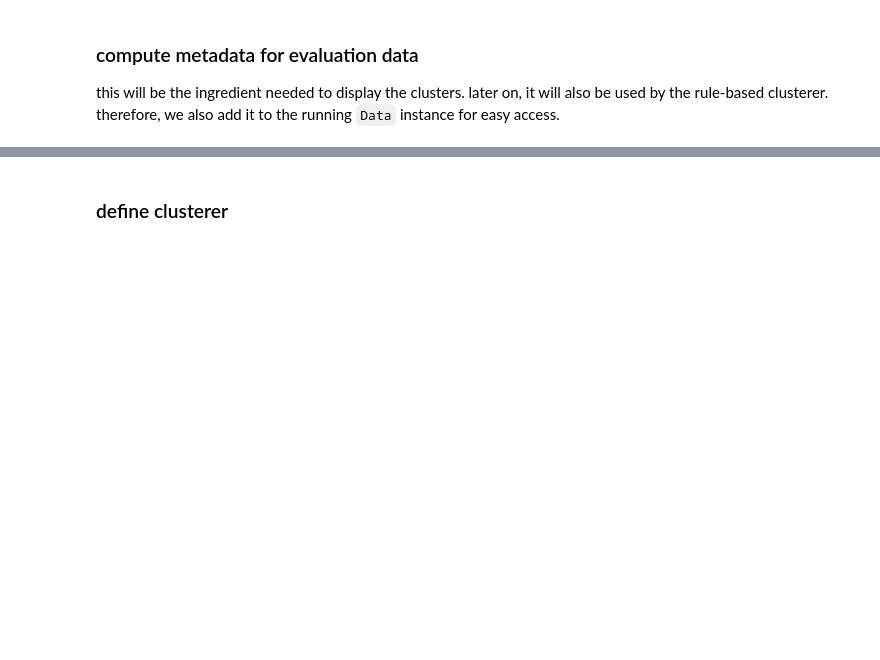
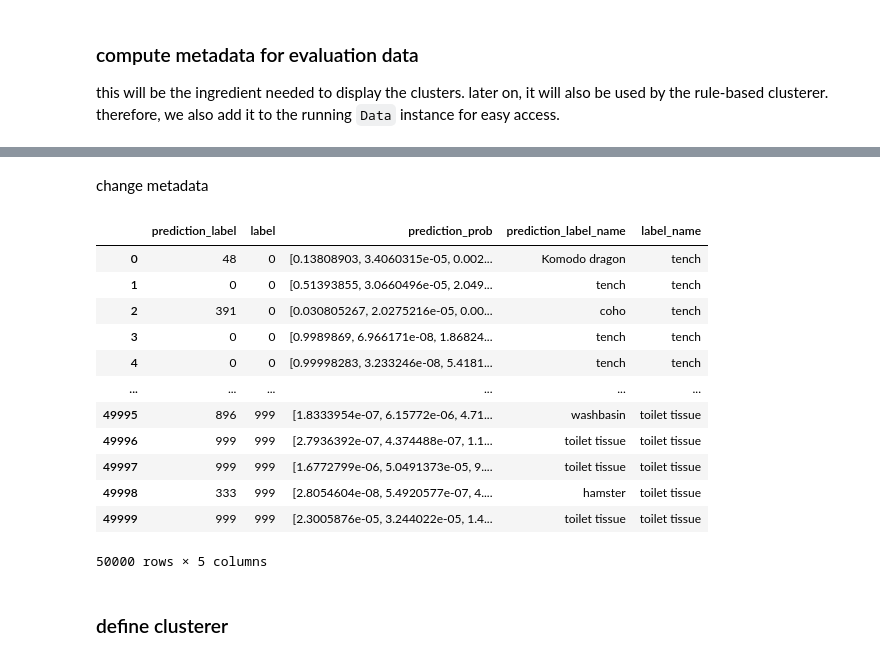
Before and after one commit to guidelabs/infembed, a Jupyter notebook: infembed/examples/imagenet/imagenet_load_embeddings.ipynb, the cells around one changed output, grey strips where cells are left out. Drawn from its saved outputs; the diff is of its cells as text; code cells hidden in the pictures; blank space fills up the shorter version.

```diff
--- a/infembed/examples/imagenet/imagenet_load_embeddings.ipynb
+++ b/infembed/examples/imagenet/imagenet_load_embeddings.ipynb
@@ -153,5 +154,5 @@ def _get_predictions_and_labels(_model, dataloader):
     df.index = list(range(len(df)))
     return df
 
-if False:
+if True:
     metadata = _get_predictions_and_labels(model, eval_dataloader)
@@ -157,0 +161,14 @@ if False:
+# %%
+import json
+import pandas as pd
+
+class_index_to_name = pd.read_csv(
+    open("/home/ubuntu/Documents/infembed/data/files/imagenet/imagenet_classes.txt", "r"),
+#     sep=" ",
+    index_col=None,
+    header=None,
+
+)
+class_index_to_name.columns = ['name']
+class_index_to_name.index = list(range(len(class_index_to_name)))
+class_index_to_name
@@ -158,2 +189,25 @@ if False:
+# %% [markdown]
+change metadata
+# %%
+def rename(index):
+    return class_index_to_name.loc[index]['name']
+
+metadata['prediction_label_name'] = metadata['prediction_label'].apply(rename)
+metadata['label_name'] = metadata['label'].apply(rename)
+metadata
+# %% [output]
+|  | prediction_label | label | prediction_prob | prediction_label_name | label_name |
+| 0 | 48 | 0 | [0.13808903, 3.4060315e-05, 0.002... | Komodo dragon | tench |
+| 1 | 0 | 0 | [0.51393855, 3.0660496e-05, 2.049... | tench | tench |
+| 2 | 391 | 0 | [0.030805267, 2.0275216e-05, 0.00... | coho | tench |
+| 3 | 0 | 0 | [0.9989869, 6.966171e-08, 1.86824... | tench | tench |
+| 4 | 0 | 0 | [0.99998283, 3.233246e-08, 5.4181... | tench | tench |
+| ... | ... | ... | ... | ... | ... |
+| 49995 | 896 | 999 | [1.8333954e-07, 6.15772e-06, 4.71... | washbasin | toilet tissue |
+| 49996 | 999 | 999 | [2.7936392e-07, 4.374488e-07, 1.1... | toilet tissue | toilet tissue |
+| 49997 | 999 | 999 | [1.6772799e-06, 5.0491373e-05, 9.... | toilet tissue | toilet tissue |
+| 49998 | 333 | 999 | [2.8054604e-08, 5.4920577e-07, 4.... | hamster | toilet tissue |
+| 49999 | 999 | 999 | [2.3005876e-05, 3.244022e-05, 1.4... | toilet tissue | toilet tissue |
+50000 rows × 5 columns
 # %%
 data.metadata = metadata
```
Also changed, not shown: parts of 8 cells of this notebook, 2 other files.
